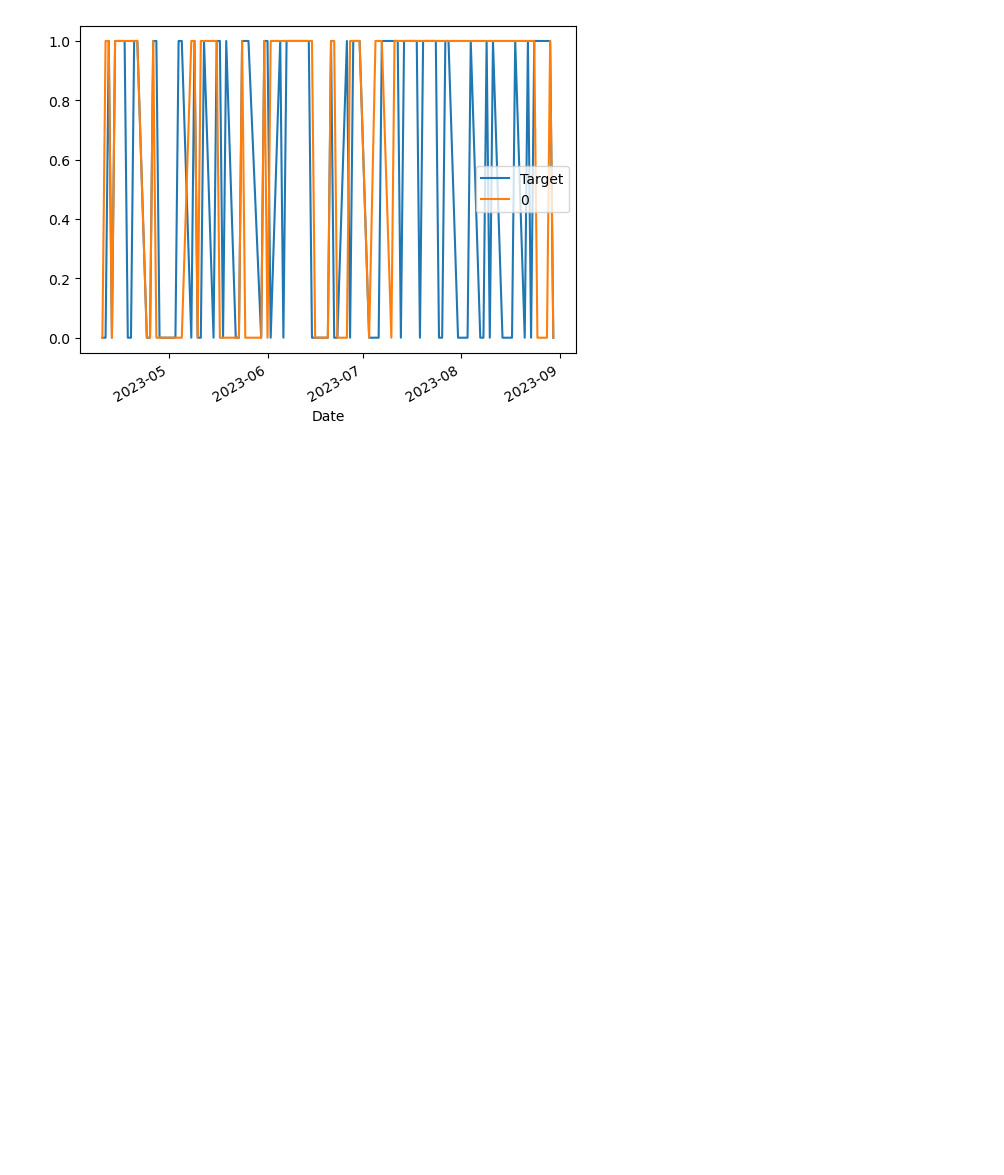
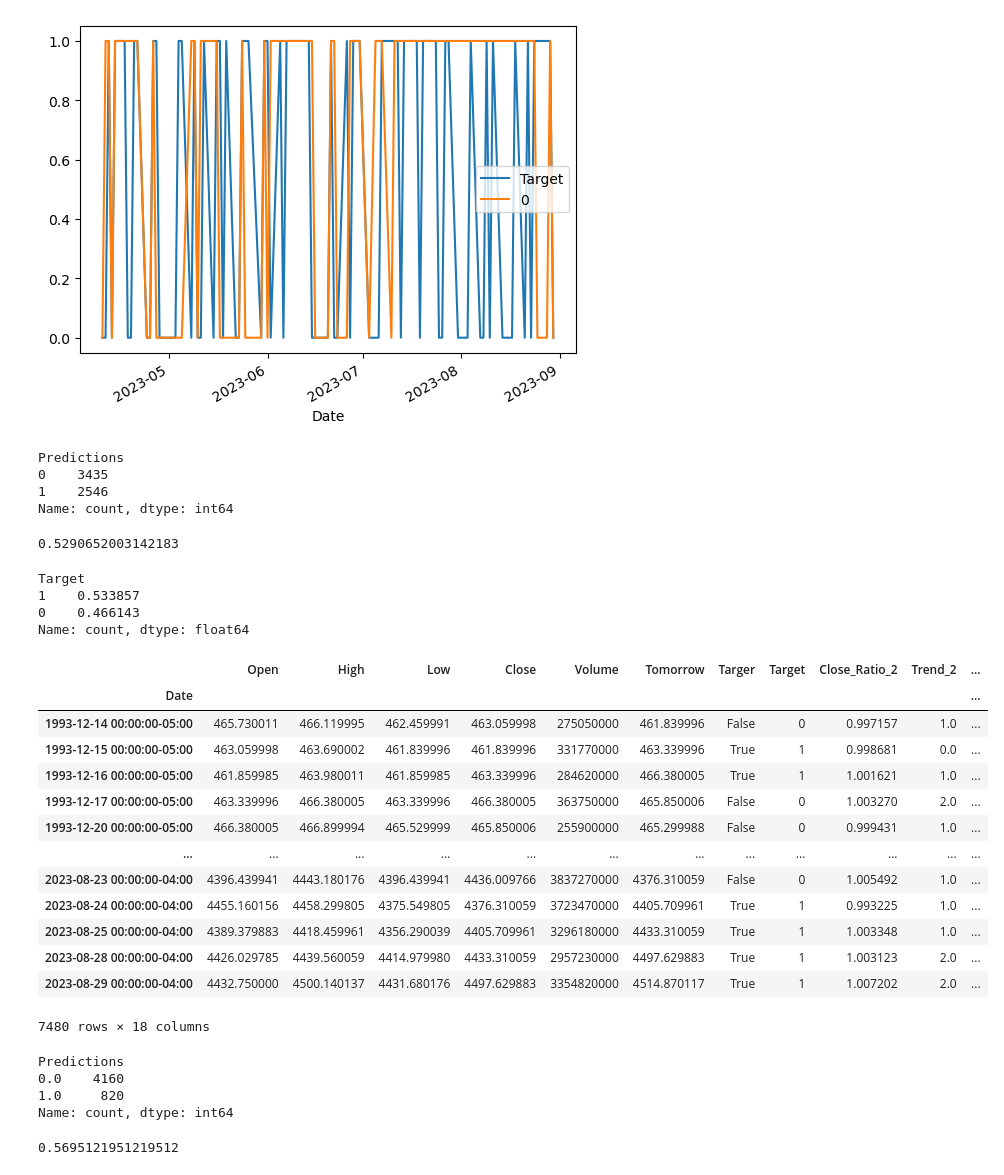
Before and after one commit to rafimk/Music, a Jupyter notebook: Predict The Stock Market With Machine.ipynb, the cells around one changed output. Drawn from its saved outputs; the diff is of its cells as text; code cells hidden in the pictures; blank space fills up the shorter version.

```diff
--- a/Predict The Stock Market With Machine.ipynb
+++ b/Predict The Stock Market With Machine.ipynb
@@ -134,0 +154,51 @@ combined.plot()
+# %%
+predictions["Predictions"].value_counts()
+# %% [output]
+Predictions
+0    3435
+1    2546
+Name: count, dtype: int64
+# %%
+precision_score(predictions["Target"], predictions["Predictions"])
+# %% [output]
+0.5290652003142183
+# %%
+predictions["Target"].value_counts() / predictions.shape[0]
+# %% [output]
+Target
+1    0.533857
+0    0.466143
+Name: count, dtype: float64
+# %%
+horizons = [2, 5, 60, 250, 1000]
+new_predictors = []
+
+for horizon in horizons:
+    rolling_averages = sp500.rolling(horizon).mean()
+
+    ratio_column = f"Close_Ratio_{horizon}"
+    sp500[ratio_column] = sp500["Close"] / rolling_averages["Close"]
+
+    trend_column = f"Trend_{horizon}"
+    sp500[trend_column] = sp500.shift(1).rolling(horizon).sum()["Target"]
+
+    new_predictors += [ratio_column, trend_column]
+# %%
+sp500 = sp500.dropna()
+# %%
+sp500
+# %% [output]
+|  | Open | High | Low | Close | Volume | Tomorrow | Targer | Target | Close_Ratio_2 | Trend_2 | ... |
+| Date |  |  |  |  |  |  |  |  |  |  | ... |
+| 1993-12-14 00:00:00-05:00 | 465.730011 | 466.119995 | 462.459991 | 463.059998 | 275050000 | 461.839996 | False | 0 | 0.997157 | 1.0 | ... |
+| 1993-12-15 00:00:00-05:00 | 463.059998 | 463.690002 | 461.839996 | 461.839996 | 331770000 | 463.339996 | True | 1 | 0.998681 | 0.0 | ... |
+| 1993-12-16 00:00:00-05:00 | 461.859985 | 463.980011 | 461.859985 | 463.339996 | 284620000 | 466.380005 | True | 1 | 1.001621 | 1.0 | ... |
+| 1993-12-17 00:00:00-05:00 | 463.339996 | 466.380005 | 463.339996 | 466.380005 | 363750000 | 465.850006 | False | 0 | 1.003270 | 2.0 | ... |
+| 1993-12-20 00:00:00-05:00 | 466.380005 | 466.899994 | 465.529999 | 465.850006 | 255900000 | 465.299988 | False | 0 | 0.999431 | 1.0 | ... |
+| ... | ... | ... | ... | ... | ... | ... | ... | ... | ... | ... | ... |
+| 2023-08-23 00:00:00-04:00 | 4396.439941 | 4443.180176 | 4396.439941 | 4436.009766 | 3837270000 | 4376.310059 | False | 0 | 1.005492 | 1.0 | ... |
+| 2023-08-24 00:00:00-04:00 | 4455.160156 | 4458.299805 | 4375.549805 | 4376.310059 | 3723470000 | 4405.709961 | True | 1 | 0.993225 | 1.0 | ... |
+| 2023-08-25 00:00:00-04:00 | 4389.379883 | 4418.459961 | 4356.290039 | 4405.709961 | 3296180000 | 4433.310059 | True | 1 | 1.003348 | 1.0 | ... |
+| 2023-08-28 00:00:00-04:00 | 4426.029785 | 4439.560059 | 4414.979980 | 4433.310059 | 2957230000 | 4497.629883 | True | 1 | 1.003123 | 2.0 | ... |
+| 2023-08-29 00:00:00-04:00 | 4432.750000 | 4500.140137 | 4431.680176 | 4497.629883 | 3354820000 | 4514.870117 | True | 1 | 1.007202 | 2.0 | ... |
+7480 rows × 18 columns
@@ -134,0 +218,11 @@ combined.plot()
+# %%
+predictions["Predictions"].value_counts()
+# %% [output]
+Predictions
+0.0    4160
+1.0     820
+Name: count, dtype: int64
+# %%
+precision_score(predictions["Target"], predictions["Predictions"])
+# %% [output]
+0.5695121951219512
```
Also changed, not shown: parts of 6 cells of this notebook.
